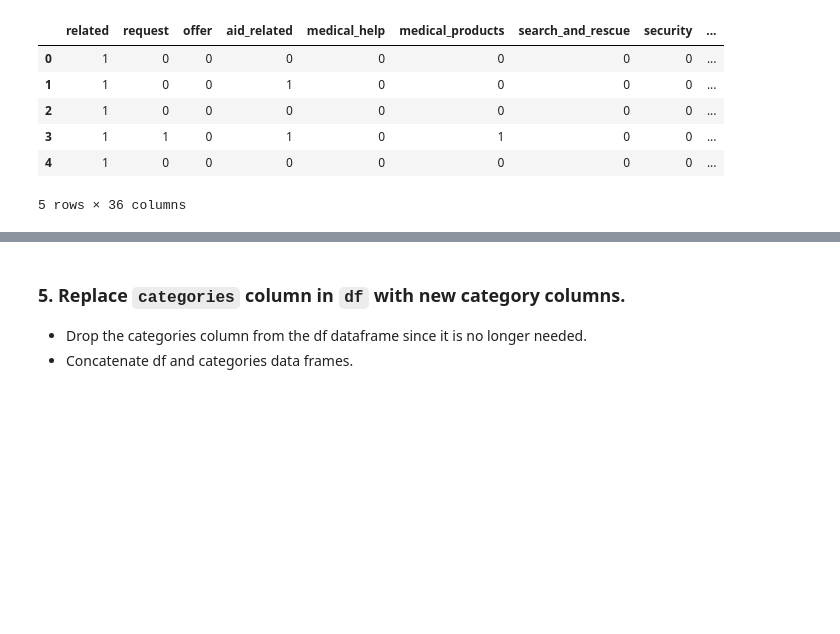
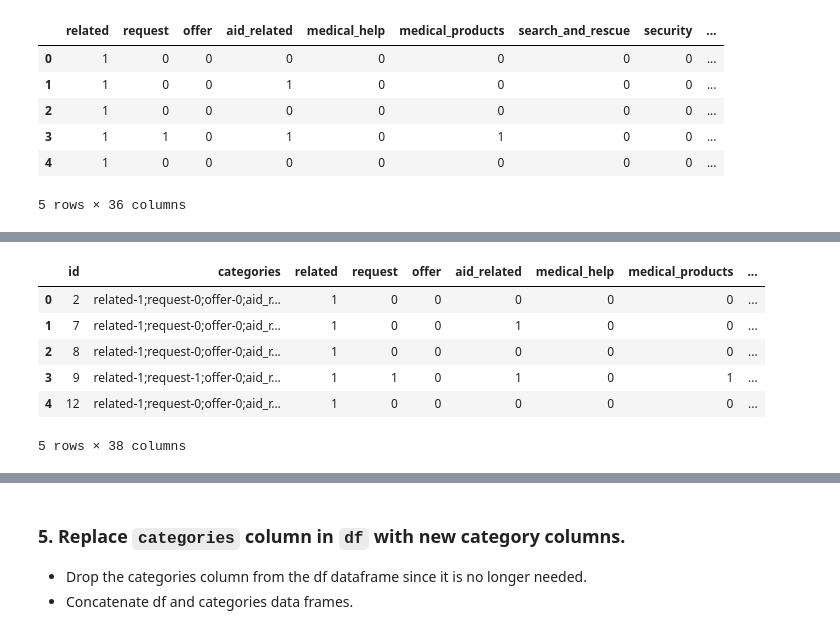
Before and after one commit to burakaytan/udacity-disaster-response-pipeline, a Jupyter notebook: data/ETL Pipeline Preparation.ipynb, the cells around one changed output, grey strips where cells are left out. Saved outputs shown, nothing was run; the diff lists cells and outputs as text; code cells hidden in the pictures; blank space fills up the shorter version.

```diff
--- a/data/ETL Pipeline Preparation.ipynb
+++ b/data/ETL Pipeline Preparation.ipynb
@@ -126,3 +126,7 @@ categories.head()
 | 3 | 1 | 1 | 0 | 1 | 0 | 1 | 0 | 0 | ... |
 | 4 | 1 | 0 | 0 | 0 | 0 | 0 | 0 | 0 | ... |
 5 rows × 36 columns
+# %%
+# load categories dataset
+org_categories = pd.read_csv('categories.csv')
+org_categories.head()
@@ -128,0 +140,11 @@ categories.head()
+# %%
+categories = pd.concat([org_categories,categories], axis=1)
+categories.head()
+# %% [output]
+|  | id | categories | related | request | offer | aid_related | medical_help | medical_products | ... |
+| 0 | 2 | related-1;request-0;offer-0;aid_r... | 1 | 0 | 0 | 0 | 0 | 0 | ... |
+| 1 | 7 | related-1;request-0;offer-0;aid_r... | 1 | 0 | 0 | 1 | 0 | 0 | ... |
+| 2 | 8 | related-1;request-0;offer-0;aid_r... | 1 | 0 | 0 | 0 | 0 | 0 | ... |
+| 3 | 9 | related-1;request-1;offer-0;aid_r... | 1 | 1 | 0 | 1 | 0 | 1 | ... |
+| 4 | 12 | related-1;request-0;offer-0;aid_r... | 1 | 0 | 0 | 0 | 0 | 0 | ... |
+5 rows × 38 columns
```
Also changed, not shown: parts of 6 cells of this notebook, 9 other files.
